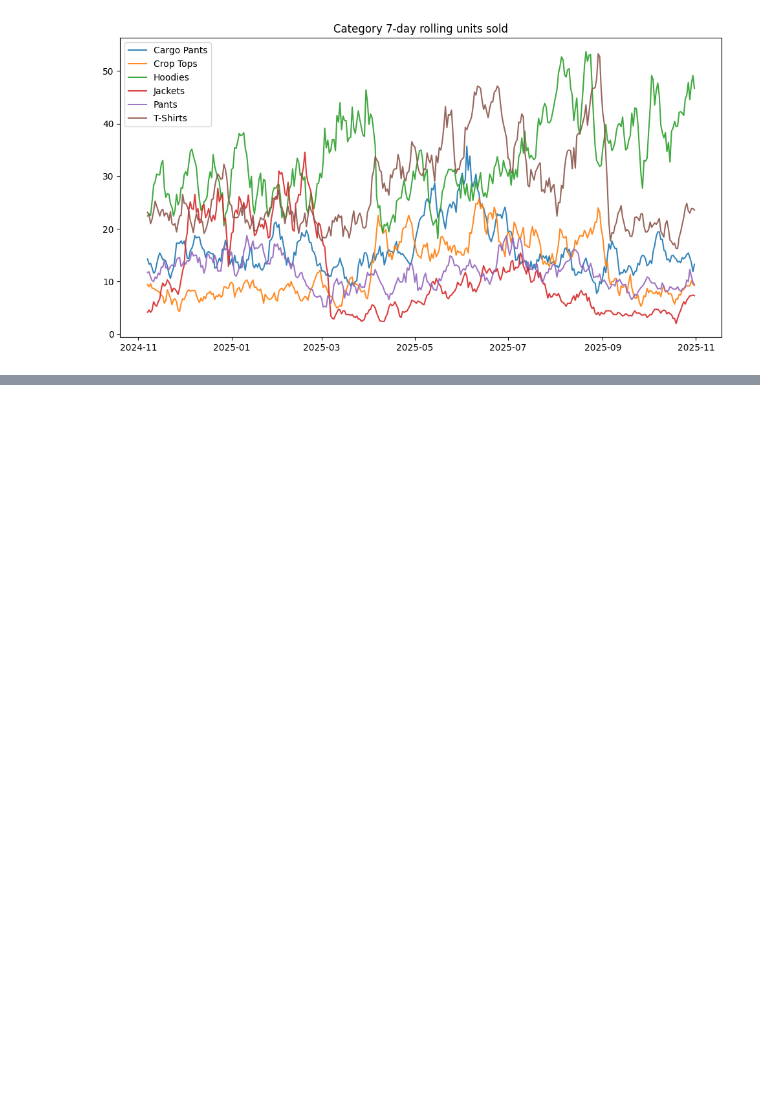
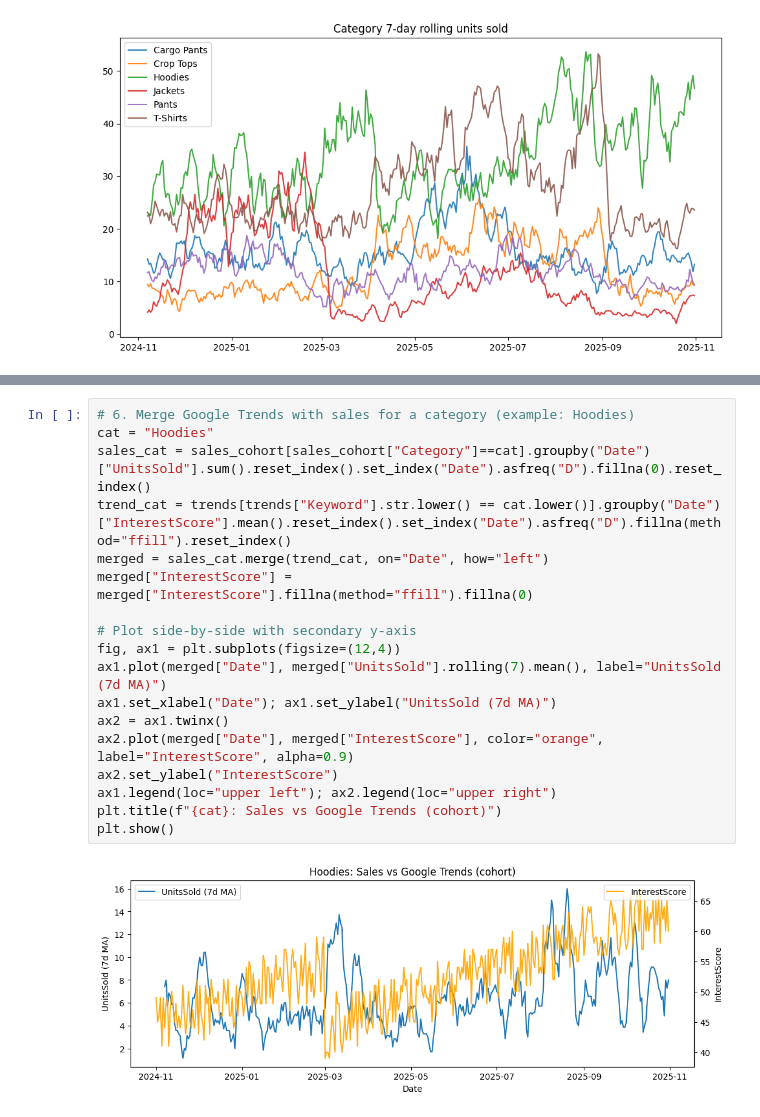
Before and after one commit to AakashShahi/Mens_Fashion_Forecast, a Jupyter notebook: notebooks/Full_Exploration_Notebook.ipynb, the cells around one changed output, grey strips where cells are left out. Saved outputs shown, nothing was run; the diff lists cells and outputs as text; blank space fills up the shorter version.

```diff
--- a/notebooks/Full_Exploration_Notebook.ipynb
+++ b/notebooks/Full_Exploration_Notebook.ipynb
@@ -117,0 +196,20 @@ plt.show()
+# %%
+# 6. Merge Google Trends with sales for a category (example: Hoodies)
+cat = "Hoodies"
+sales_cat = sales_cohort[sales_cohort["Category"]==cat].groupby("Date")["UnitsSold"].sum().reset_index().set_index("Date").asfreq("D").fillna(0).reset_index()
+trend_cat = trends[trends["Keyword"].str.lower() == cat.lower()].groupby("Date")["InterestScore"].mean().reset_index().set_index("Date").asfreq("D").fillna(method="ffill").reset_index()
+merged = sales_cat.merge(trend_cat, on="Date", how="left")
+merged["InterestScore"] = merged["InterestScore"].fillna(method="ffill").fillna(0)
+
+# Plot side-by-side with secondary y-axis
+fig, ax1 = plt.subplots(figsize=(12,4))
+ax1.plot(merged["Date"], merged["UnitsSold"].rolling(7).mean(), label="UnitsSold (7d MA)")
+ax1.set_xlabel("Date"); ax1.set_ylabel("UnitsSold (7d MA)")
+ax2 = ax1.twinx()
+ax2.plot(merged["Date"], merged["InterestScore"], color="orange", label="InterestScore", alpha=0.9)
+ax2.set_ylabel("InterestScore")
+ax1.legend(loc="upper left"); ax2.legend(loc="upper right")
+plt.title(f"{cat}: Sales vs Google Trends (cohort)")
+plt.show()
+# %% [output]
+[figure, added]
```
Also changed, not shown: parts of 7 cells of this notebook, 2 other files.
